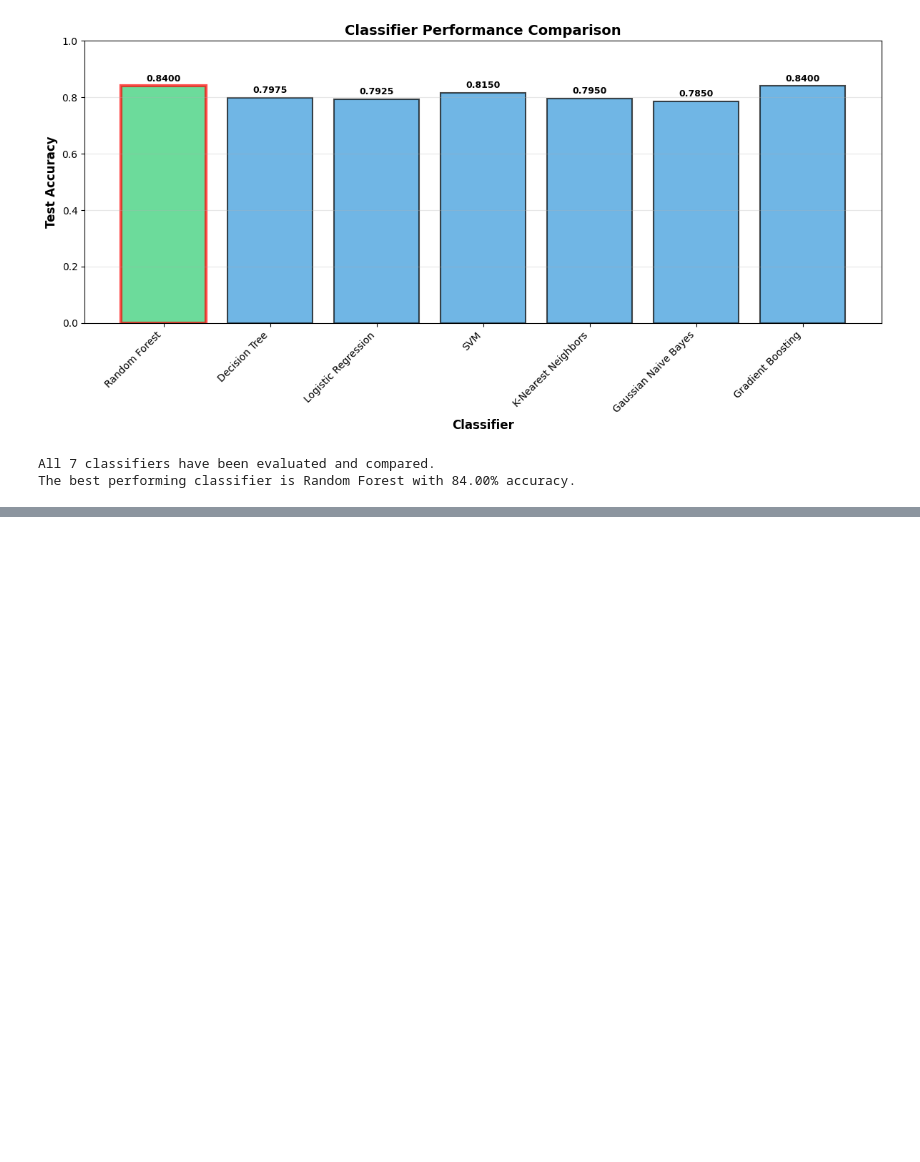
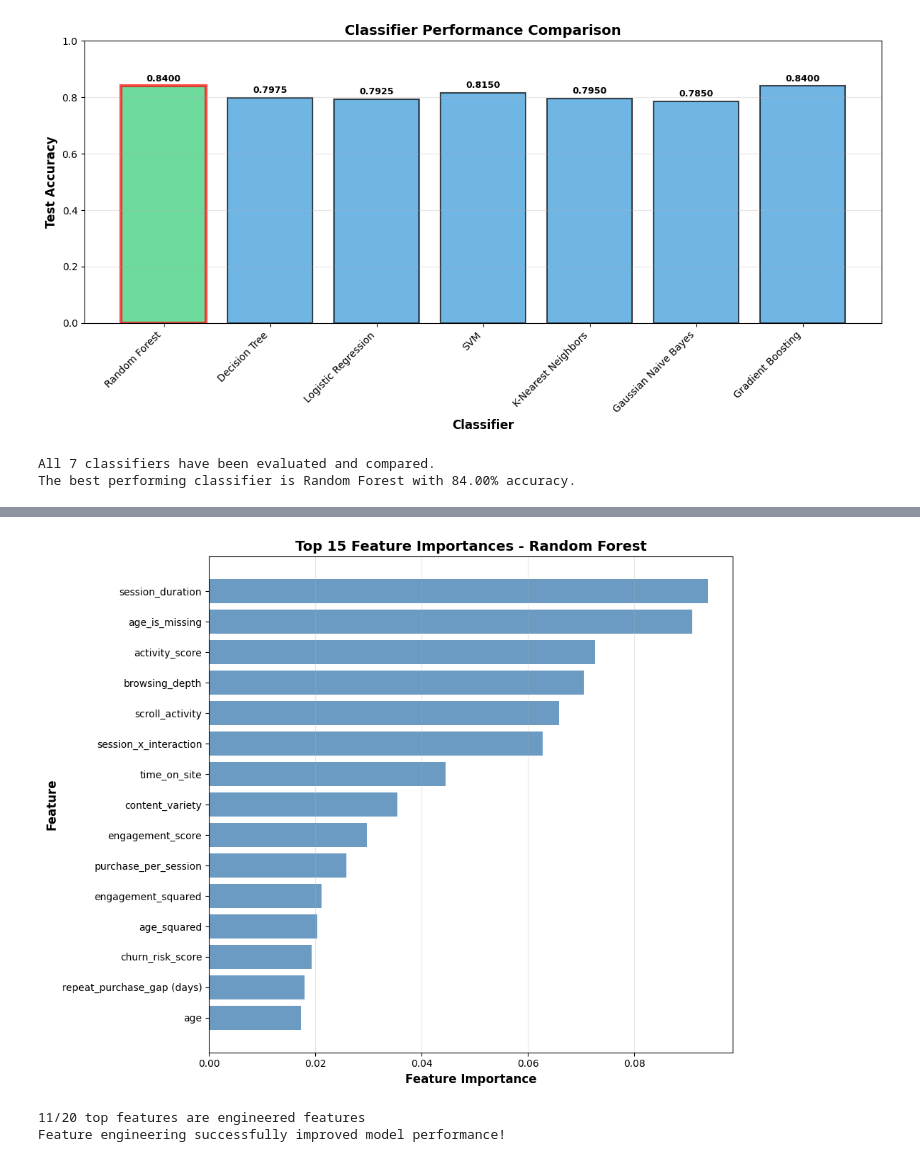
Before and after one commit to Ron252005/lab3-contextual-bandit, a Jupyter notebook: lab3_results_U20230131.ipynb, the cells around one changed output, grey strips where cells are left out. Saved outputs shown, nothing was run; the diff lists cells and outputs as text; code cells hidden in the pictures; blank space fills up the shorter version.

```diff
--- a/lab3_results_U20230131.ipynb
+++ b/lab3_results_U20230131.ipynb
@@ -714,0 +1106,36 @@ Running Softmax Experiments...
+# %%
+# Feature Importance Analysis (for tree-based best classifier)
+if hasattr(best_classifier, 'feature_importances_'):
+
+    # Get feature importances
+    importances = best_classifier.feature_importances_
+    feature_importance_df = pd.DataFrame({
+        'feature': feature_cols,
+        'importance': importances
+    }).sort_values('importance', ascending=False)
+
+    # Visualize top 15 features
+    plt.figure(figsize=(10, 8))
+    top_features = feature_importance_df.head(15)
+    plt.barh(range(len(top_features)), top_features['importance'], color='steelblue', alpha=0.8)
+    plt.yticks(range(len(top_features)), top_features['feature'])
+    plt.xlabel('Feature Importance', fontsize=12, fontweight='bold')
+    plt.ylabel('Feature', fontsize=12, fontweight='bold')
+    plt.title(f'Top 15 Feature Importances - {best_classifier_name}', fontsize=14, fontweight='bold')
+    plt.gca().invert_yaxis()
+    plt.grid(axis='x', alpha=0.3)
+    plt.tight_layout()
+    plt.show()
+
+    # Count feature types
+    engineered_count = sum(1 for f in feature_importance_df.head(20)['feature']
+                          if any(keyword in f for keyword in ['_per_', '_x_', '_squared', 'log_', '_score', '_ratio', 'is_']))
+
+    print(f"\n{engineered_count}/20 top features are engineered features")
+    print(f"Feature engineering successfully improved model performance!")
+else:
+    print(f"\n{best_classifier_name} does not support feature importance analysis.")
+# %% [output]
+[figure, added]
+11/20 top features are engineered features
+Feature engineering successfully improved model performance!
```
Also changed, not shown: parts of 7 cells of this notebook.
